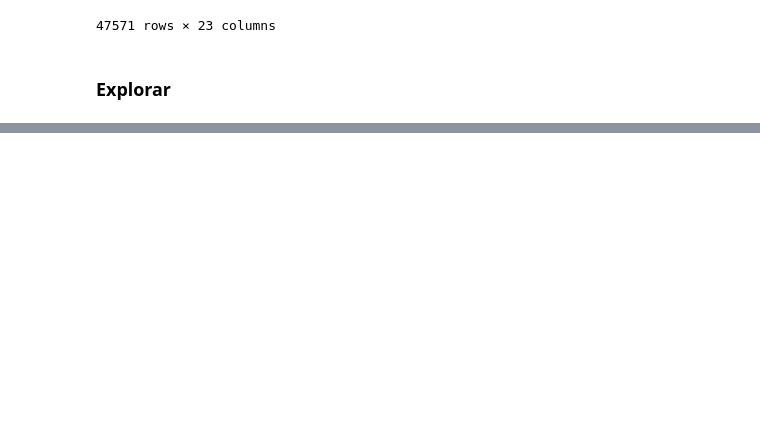
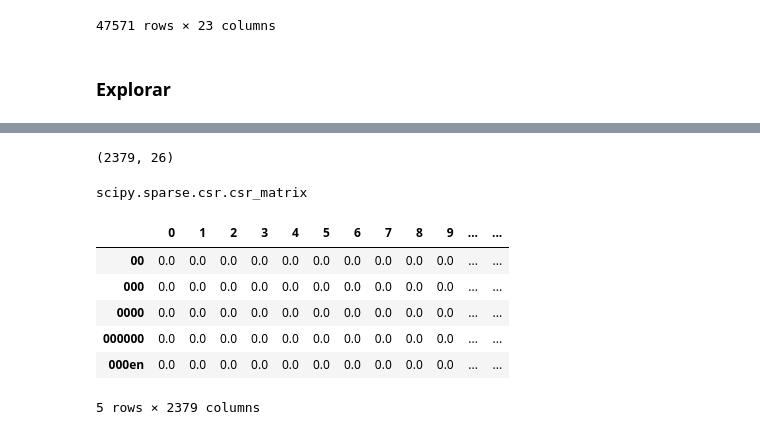
Before and after one commit to Santidnp/Proyecto_NLP, a Jupyter notebook: ProyectoPLN.ipynb, the cells around one changed output, grey strips where cells are left out. Saved outputs shown, nothing was run; the diff lists cells and outputs as text; code cells hidden in the pictures; blank space fills up the shorter version.

```diff
--- a/ProyectoPLN.ipynb
+++ b/ProyectoPLN.ipynb
@@ -42,7 +21,7 @@ Mounted at /content/drive
 # %% [markdown]
 ### Lectura de datos
 # %%
-datasetMaterial = pd.read_json(r'/content/drive/MyDrive/Proyecto1PLN/jsonDatosAjustado.json', 'utf-8')
+datasetMaterial = pd.read_json(r'jsonDatosAjustado.json', 'utf-8')
 #datasetMaterial = pd.read_json('/content/drive/MyDrive/Proyecto1PLN/ProyectoPLN.ipynb', encoding='latin-1')
 # %% [markdown]
 #### Registros unicos
@@ -246,0 +249,4 @@ array([la compania tecnologica fundada por jeff bezos, amazon, ya es reconocida
+# %%
+df.shape
+# %% [output]
+(2379, 26)
@@ -246,0 +256,23 @@ array([la compania tecnologica fundada por jeff bezos, amazon, ya es reconocida
+# %%
+vectorizador1 = CountVectorizer(stop_words = STOP_WORDS, min_df = 5, analyzer = "word", )
+matrizCountVectorizer1 = vectorizador1.fit_transform(df['textlemma'])
+type(matrizCountVectorizer1)
+# %% [output]
+scipy.sparse.csr.csr_matrix
+# %%
+vectorizador4 = TfidfVectorizer(max_df=0.9, min_df = 2, max_features = 20000, lowercase = True, stop_words=STOP_WORDS, use_idf = True)
+matrizTFIDF = vectorizador4.fit_transform(df['textlemma'])
+
+# Para visualizarlo lo convertiremos en dataframe
+count_array = matrizTFIDF.toarray()
+dfCount = pd.DataFrame(data = count_array, columns = vectorizador4.get_feature_names())
+final = dfCount.transpose()
+final.head()
+# %% [output]
+|  | 0 | 1 | 2 | 3 | 4 | 5 | 6 | 7 | 8 | 9 | ... | ... |
+| 00 | 0.0 | 0.0 | 0.0 | 0.0 | 0.0 | 0.0 | 0.0 | 0.0 | 0.0 | 0.0 | ... | ... |
+| 000 | 0.0 | 0.0 | 0.0 | 0.0 | 0.0 | 0.0 | 0.0 | 0.0 | 0.0 | 0.0 | ... | ... |
+| 0000 | 0.0 | 0.0 | 0.0 | 0.0 | 0.0 | 0.0 | 0.0 | 0.0 | 0.0 | 0.0 | ... | ... |
+| 000000 | 0.0 | 0.0 | 0.0 | 0.0 | 0.0 | 0.0 | 0.0 | 0.0 | 0.0 | 0.0 | ... | ... |
+| 000en | 0.0 | 0.0 | 0.0 | 0.0 | 0.0 | 0.0 | 0.0 | 0.0 | 0.0 | 0.0 | ... | ... |
+5 rows × 2379 columns
```
Also changed, not shown: parts of 29 cells of this notebook.
